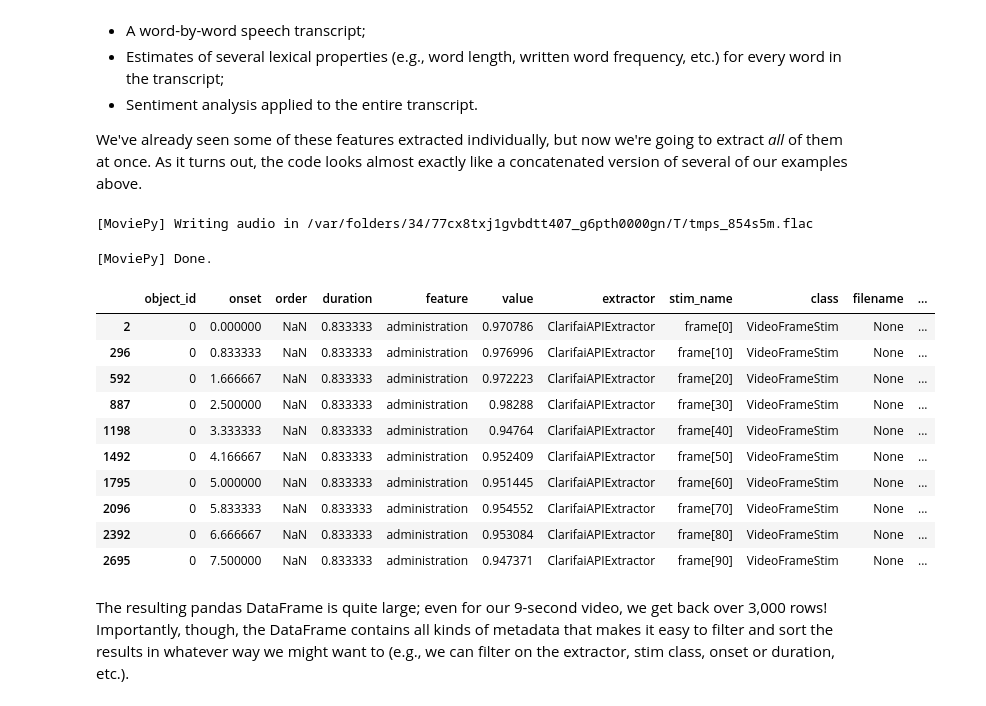
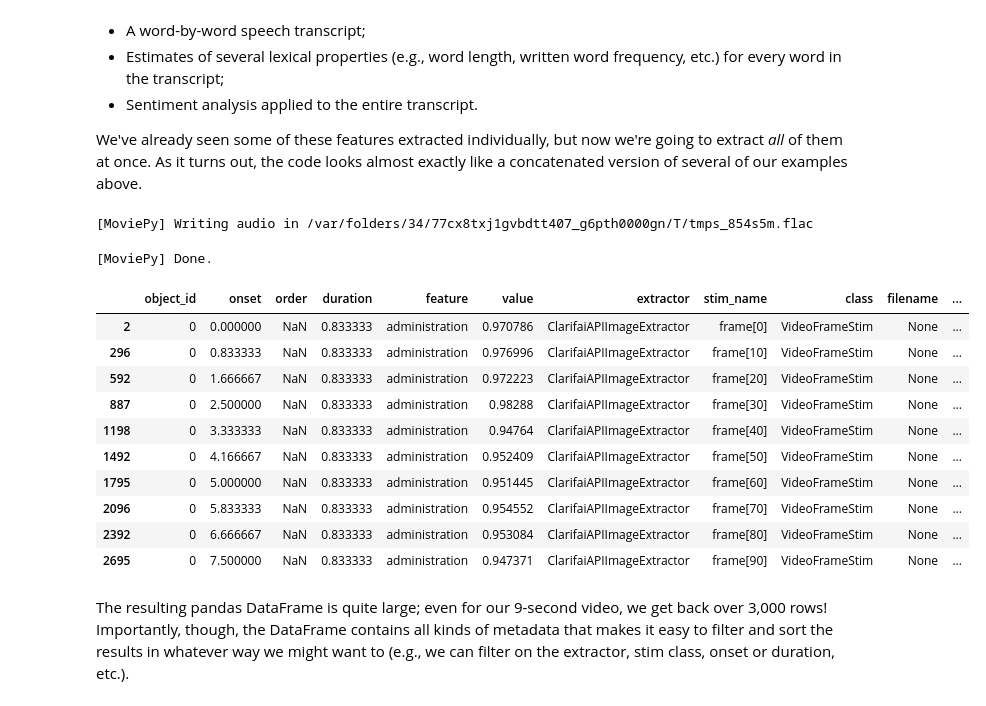
Before and after one commit to PsychoinformaticsLab/pliers, a Jupyter notebook: examples/Quickstart.ipynb, the cells around one changed output. Cells and saved outputs as stored; diff of their text form; code cells hidden in the pictures.

```diff
--- a/examples/Quickstart.ipynb
+++ b/examples/Quickstart.ipynb
@@ -236,7 +236,7 @@ from pliers.tests.utils import get_test_data_path
 from os.path import join
 from pliers.filters import FrameSamplingFilter
 from pliers.converters import GoogleSpeechAPIConverter
-from pliers.extractors import (ClarifaiAPIExtractor, GoogleVisionAPIFaceExtractor,
+from pliers.extractors import (ClarifaiAPIImageExtractor, GoogleVisionAPIFaceExtractor,
                                ComplexTextExtractor, PredefinedDictionaryExtractor,
                                STFTAudioExtractor, VADERSentimentExtractor,
                                merge_results)
@@ -251,7 +251,7 @@ features = []
 sampler = FrameSamplingFilter(every=10)
 frames = sampler.transform(video)
 
-obj_ext = ClarifaiAPIExtractor()
+obj_ext = ClarifaiAPIImageExtractor()
 obj_features = obj_ext.transform(frames)
 features.append(obj_features)
 
@@ -268,43 +268,43 @@ features.append(speech_features)
 # and it would be done implicitly, but this way we can specify
 # that we want to use the Google Cloud Speech API rather than
 # the package default (IBM Watson)
 text_conv = GoogleSpeechAPIConverter()
 text = text_conv.transform(video)
 
 # Text-based features
 text_ext = ComplexTextExtractor()
 text_features = text_ext.transform(text)
 features.append(text_features)
 
 dict_ext = PredefinedDictionaryExtractor(
     variables=['affect/V.Mean.Sum', 'subtlexusfrequency/Lg10WF'])
 norm_features = dict_ext.transform(text)
 features.append(norm_features)
 
 sent_ext = VADERSentimentExtractor()
 sent_features = sent_ext.transform(text)
 features.append(sent_features)
 
 # Ask for data in 'long' format, and code extractor name as a separate
 # column instead of prepending it to feature names.
 df = merge_results(features, format='long', extractor_names='column')
 
 # Output rows in a sensible order
 df.sort_values(['extractor', 'feature', 'onset', 'duration', 'order']).head(10)
 # %% [output]
 [MoviePy] Writing audio in /var/folders/34/77cx8txj1gvbdtt407_g6pth0000gn/T/tmps_854s5m.flac
 [MoviePy] Done.
 |  | object_id | onset | order | duration | feature | value | extractor | stim_name | class | filename | ... |
-| 2 | 0 | 0.000000 | NaN | 0.833333 | administration | 0.970786 | ClarifaiAPIExtractor | frame[0] | VideoFrameStim | None | ... |
-| 296 | 0 | 0.833333 | NaN | 0.833333 | administration | 0.976996 | ClarifaiAPIExtractor | frame[10] | VideoFrameStim | None | ... |
-| 592 | 0 | 1.666667 | NaN | 0.833333 | administration | 0.972223 | ClarifaiAPIExtractor | frame[20] | VideoFrameStim | None | ... |
-| 887 | 0 | 2.500000 | NaN | 0.833333 | administration | 0.98288 | ClarifaiAPIExtractor | frame[30] | VideoFrameStim | None | ... |
-| 1198 | 0 | 3.333333 | NaN | 0.833333 | administration | 0.94764 | ClarifaiAPIExtractor | frame[40] | VideoFrameStim | None | ... |
-| 1492 | 0 | 4.166667 | NaN | 0.833333 | administration | 0.952409 | ClarifaiAPIExtractor | frame[50] | VideoFrameStim | None | ... |
-| 1795 | 0 | 5.000000 | NaN | 0.833333 | administration | 0.951445 | ClarifaiAPIExtractor | frame[60] | VideoFrameStim | None | ... |
-| 2096 | 0 | 5.833333 | NaN | 0.833333 | administration | 0.954552 | ClarifaiAPIExtractor | frame[70] | VideoFrameStim | None | ... |
-| 2392 | 0 | 6.666667 | NaN | 0.833333 | administration | 0.953084 | ClarifaiAPIExtractor | frame[80] | VideoFrameStim | None | ... |
-| 2695 | 0 | 7.500000 | NaN | 0.833333 | administration | 0.947371 | ClarifaiAPIExtractor | frame[90] | VideoFrameStim | None | ... |
+| 2 | 0 | 0.000000 | NaN | 0.833333 | administration | 0.970786 | ClarifaiAPIImageExtractor | frame[0] | VideoFrameStim | None | ... |
+| 296 | 0 | 0.833333 | NaN | 0.833333 | administration | 0.976996 | ClarifaiAPIImageExtractor | frame[10] | VideoFrameStim | None | ... |
+| 592 | 0 | 1.666667 | NaN | 0.833333 | administration | 0.972223 | ClarifaiAPIImageExtractor | frame[20] | VideoFrameStim | None | ... |
+| 887 | 0 | 2.500000 | NaN | 0.833333 | administration | 0.98288 | ClarifaiAPIImageExtractor | frame[30] | VideoFrameStim | None | ... |
+| 1198 | 0 | 3.333333 | NaN | 0.833333 | administration | 0.94764 | ClarifaiAPIImageExtractor | frame[40] | VideoFrameStim | None | ... |
+| 1492 | 0 | 4.166667 | NaN | 0.833333 | administration | 0.952409 | ClarifaiAPIImageExtractor | frame[50] | VideoFrameStim | None | ... |
+| 1795 | 0 | 5.000000 | NaN | 0.833333 | administration | 0.951445 | ClarifaiAPIImageExtractor | frame[60] | VideoFrameStim | None | ... |
+| 2096 | 0 | 5.833333 | NaN | 0.833333 | administration | 0.954552 | ClarifaiAPIImageExtractor | frame[70] | VideoFrameStim | None | ... |
+| 2392 | 0 | 6.666667 | NaN | 0.833333 | administration | 0.953084 | ClarifaiAPIImageExtractor | frame[80] | VideoFrameStim | None | ... |
+| 2695 | 0 | 7.500000 | NaN | 0.833333 | administration | 0.947371 | ClarifaiAPIImageExtractor | frame[90] | VideoFrameStim | None | ... |
 # %% [markdown]
 The resulting pandas DataFrame is quite large; even for our 9-second video, we get back over 3,000 rows! Importantly, though, the DataFrame contains all kinds of metadata that makes it easy to filter and sort the results in whatever way we might want to (e.g., we can filter on the extractor, stim class, onset or duration, etc.).
 # %% [markdown]
```
Also changed, not shown: parts of 3 cells of this notebook, 10 other files.
